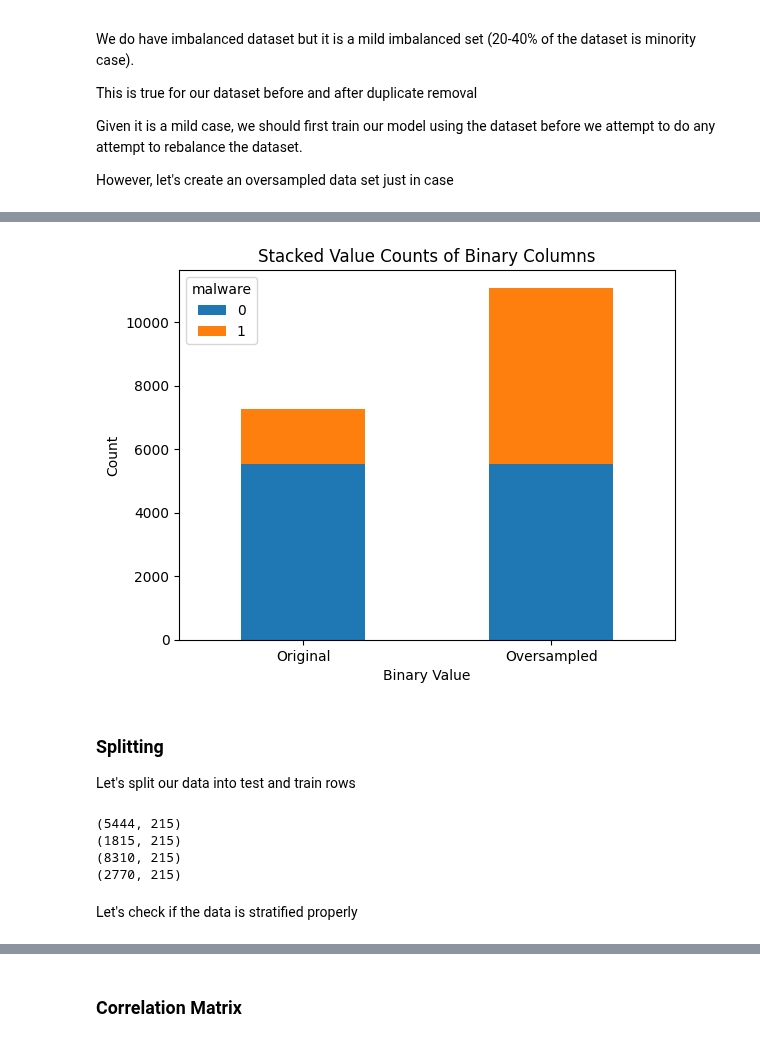
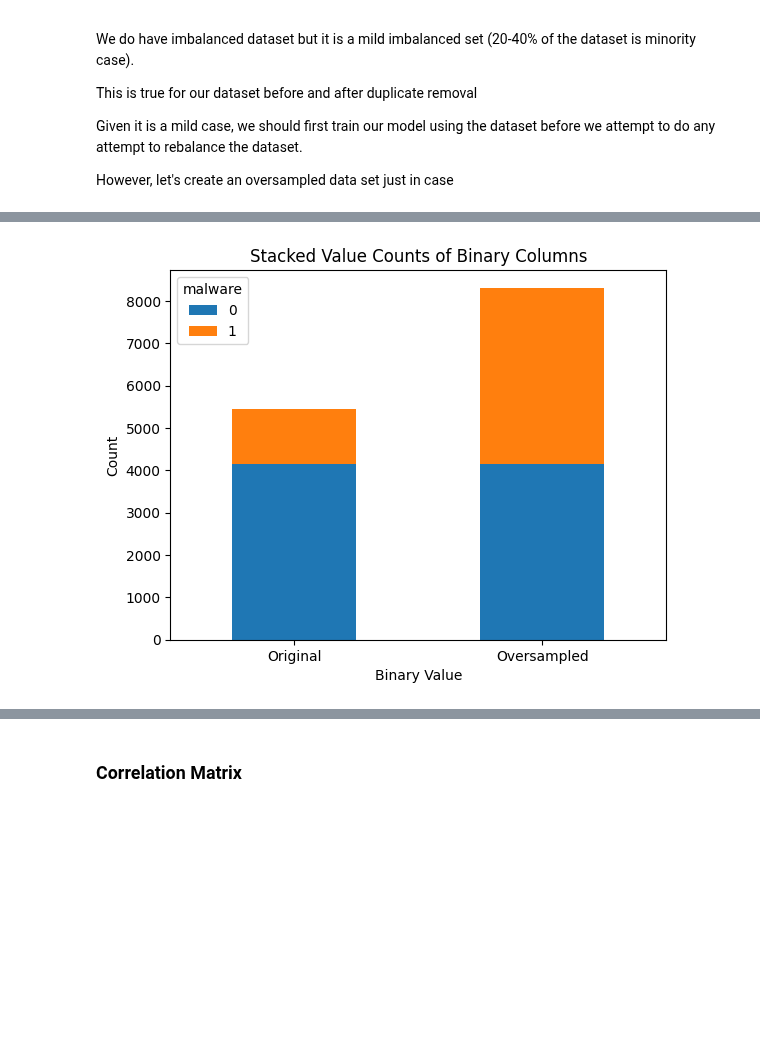
Before and after one commit to raymondsamalo/25S1-C-NYP-ITI111-Applied-Machine-Learning, a Jupyter notebook: AndroidMalwareRaymondSamalo.ipynb, the cells around one changed output, grey strips where cells are left out. Drawn from its saved outputs; the diff is of its cells as text; code cells hidden in the pictures; blank space fills up the shorter version.

```diff
--- a/AndroidMalwareRaymondSamalo.ipynb
+++ b/AndroidMalwareRaymondSamalo.ipynb
@@ -397,14 +442,14 @@ try:
     from imblearn.over_sampling import SMOTE
     print("imblearn package is installed.")
     oversample = SMOTE()
-    over_X, over_y = oversample.fit_resample(X, y)
+    over_X_train, over_y_train = oversample.fit_resample(X_train, y_train)
     print("Oversampling completed.")
-    print(f"Original class distribution:\n{y.value_counts()}")
-    print(f"Oversampled class distribution:\n{over_y.value_counts()}")
+    print(f"Original class distribution:\n{y_train.value_counts()}")
+    print(f"Oversampled class distribution:\n{over_y_train.value_counts()}")
 
     plot_df = pd.DataFrame({
-        'Original': y.value_counts(),
-        'Oversampled': over_y.value_counts()
+        'Original': y_train.value_counts(),
+        'Oversampled': over_y_train.value_counts()
     }).T
     plot_df.plot(kind='bar', stacked=True, rot=0)
     plt.title('Stacked Value Counts of Binary Columns')
@@ -433,25 +478,2 @@ malware
 Name: count, dtype: int64
-[figure, old version]
+[figure, new version]
-# %% [markdown]
-### Splitting
-Let's split our data into test and train rows
-# %%
-# Get index of the "malware" column
-from sklearn.model_selection import train_test_split
-# we use our oversampled data
-X_train, X_test, y_train, y_test = train_test_split(
-    X, y, stratify=y, random_state=42)
-over_X_train, over_X_test, over_y_train, over_y_test = train_test_split(
-    over_X, over_y, stratify=over_y, random_state=42)
-
-print(X_train.shape)
-print(X_test.shape)
-print(over_X_train.shape)
-print(over_X_test.shape)
-# %% [output]
-(5444, 215)
-(1815, 215)
-(8310, 215)
-(2770, 215)
-# %% [markdown]
-Let's check if the data is stratified properly
```
Also changed, not shown: parts of 30 cells of this notebook.
